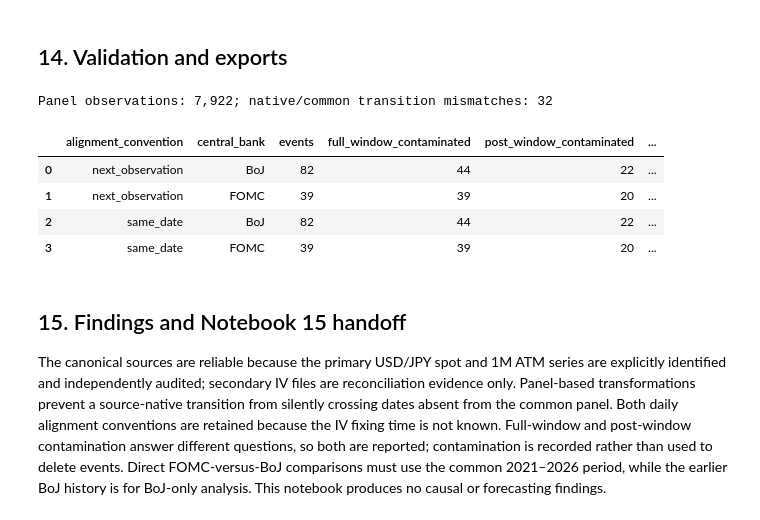
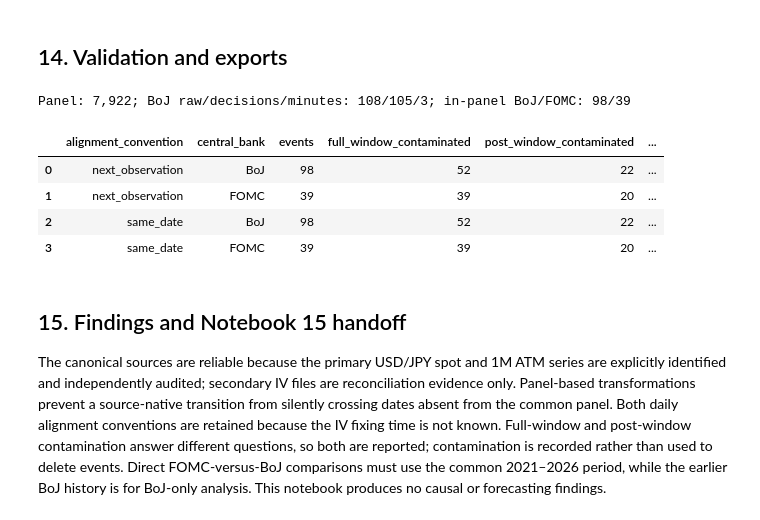
Before and after one commit to JivN24/HSBC-AN-RN, a Jupyter notebook: CODEWORK/Linus' Task Re-Do/14_real_data_audit_and_event_alignment.ipynb, the cells around one changed output. Saved outputs shown, nothing was run; the diff lists cells and outputs as text; code cells hidden in the pictures.

Commit message:
Progress so far till 15 - Empirical Event study

```diff
--- a/CODEWORK/Linus' Task Re-Do/14_real_data_audit_and_event_alignment.ipynb
+++ b/CODEWORK/Linus' Task Re-Do/14_real_data_audit_and_event_alignment.ipynb
@@ -169,7 +189,8 @@ anomaly.to_csv(OUT / 'option_source_anomalies.csv', index=False)
 
 Only the upper-bound FOMC decision is retained.
 # %%
-fomc_sheet = pd.ExcelFile(P['fomc']).sheet_names[0]
+with pd.ExcelFile(P['fomc']) as workbook:
+    fomc_sheet = workbook.sheet_names[0]
 fomc_raw = pd.read_excel(P['fomc'], sheet_name=fomc_sheet).reset_index(names='original_row_number')
 fomc = fomc_raw.loc[fomc_raw['Event'].eq('FOMC Rate Decision (Upper Bound)')].copy()
 fomc['original_row_number'] += 2
@@ -224,7 +290,7 @@ events.to_csv(OUT / 'central_bank_decisions_clean.csv', index=False)
 
 Native transformations remain explicitly labelled. The unqualified transformations are recalculated after the spot–IV merge, with no filling or interpolation.
 # %%
-panel = spot[['date', 'spot_bid', 'spot_ask', 'spot_last', 'spot_mid', 'previous_native_spot_date', 'spot_log_return_native']].merge(
+panel = spot[['date', 'spot_bid', 'spot_ask', 'spot_last', 'spot_mid', 'spot_crossed_quote_flag', 'spot_nonpositive_flag', 'spot_missing_flag', 'previous_native_spot_date', 'spot_log_return_native']].merge(
     a1[['date', 'atm_1m_iv', 'previous_native_iv_date', 'atm_1m_div_native', 'atm_1m_dlogiv_native']],
     on='date',
     how='inner',
@@ -244,7 +310,14 @@ panel['native_common_transition_mismatch_flag'] = (
 native_common_transition_mismatches = int(panel['native_common_transition_mismatch_flag'].sum())
 panel.to_csv(OUT / 'usdjpy_daily_spot_1m_atm_panel.csv', index=False)
 
+crossed_spot_dates = set(spot.loc[spot['spot_crossed_quote_flag'], 'date'])
+crossed_panel_dates = set(panel.loc[panel['spot_crossed_quote_flag'], 'date'])
 assert len(panel) == 7922
+assert crossed_spot_dates.issubset(crossed_panel_dates)
+assert len(crossed_panel_dates) == 12
+assert int(panel['spot_crossed_quote_flag'].sum()) == 12
+assert int(panel['spot_nonpositive_flag'].sum()) == int(spot['spot_nonpositive_flag'].sum())
+assert int(panel['spot_missing_flag'].sum()) == int(spot['spot_missing_flag'].sum())
 assert panel['date'].min() == pd.Timestamp('1995-12-04')
 assert panel['date'].max() == pd.Timestamp('2026-06-10')
 # %% [markdown]
@@ -431,7 +598,10 @@ for window in [windows_same, windows_next]:
 
 assert set(coverage_same['event_id']) == set(coverage_next['event_id'])
 assert int(spot['spot_crossed_quote_flag'].sum()) == 12
-assert int(reconciliation.loc[reconciliation['comparison'].eq('conflicting_5year'), 'conflicting_date_count'].iloc[0]) == 1
+assert short_1m_conflicts == 0
+assert shorter_1m_exact_matches == 1305
+assert five_year_conflicts == 1
+assert total_secondary_atm_conflicts == 1
 assert bf_1w_ticker == 'USDJPY25R1W BGN Curncy'
 
 clean_summary = coverage.groupby(['alignment_convention', 'central_bank'], as_index=False).agg(
@@ -441,6 +611,12 @@ clean_summary = coverage.groupby(['alignment_convention', 'central_bank'], as_in
     strict_full_window_clean=('strict_clean_full_window_flag', 'sum'),
     post_window_clean=('clean_post_window_flag', 'sum'),
 )
+clean_counts = clean_summary.set_index(['alignment_convention', 'central_bank'])
+for convention in ['same_date', 'next_observation']:
+    assert clean_counts.loc[(convention, 'BoJ'), 'strict_full_window_clean'] == 46
+    assert clean_counts.loc[(convention, 'BoJ'), 'post_window_clean'] == 76
+    assert clean_counts.loc[(convention, 'FOMC'), 'strict_full_window_clean'] == 0
+    assert clean_counts.loc[(convention, 'FOMC'), 'post_window_clean'] == 19
 
 rec = pd.DataFrame([{
     'canonical_spot_source': P['spot'].name,
@@ -456,13 +632,26 @@ rec = pd.DataFrame([{
     'event_calendar_period': f"{inside_events['local_event_date'].min().date()} to {inside_events['local_event_date'].max().date()}",
     'usable_event_period': 'BoJ: 2015 onward; FOMC: 2021 onward',
     'common_bank_comparison_period': f'{common_start.date()} to {common_end.date()}',
-    'fomc_inside_panel': len(fomc_inside),
-    'boj_inside_panel': len(boj_inside),
+    'boj_raw_rows': len(boj_raw),
+    'boj_raw_decision_rows': len(boj_decision_raw),
+    'boj_minutes_rows_excluded': len(boj_nondecision_raw),
+    'boj_unique_cleaned_decisions': boj_clean['event_id'].nunique(),
+    'boj_duplicate_decision_dates': duplicate_decision_date_count,
+    'fomc_inside_panel': fomc_inside['event_id'].nunique(),
+    'boj_inside_panel': boj_inside['event_id'].nunique(),
+    'inside_panel_decisions_total': inside_events['event_id'].nunique(),
+    'event_window_rows_same_date': len(windows_same),
+    'event_window_rows_next_observation': len(windows_next),
     'common_period_fomc': common_counts['FOMC'],
     'common_period_boj': common_counts['BoJ'],
     'native_common_transition_mismatches': native_common_transition_mismatches,
     'crossed_quote_count': int(spot['spot_crossed_quote_flag'].sum()),
-    'secondary_atm_conflict_count': int(reconciliation['conflicting_date_count'].sum()),
+    'shorter_1m_common_dates': short_1m_reconciliation['common_dates'],
+    'shorter_1m_exact_matches': shorter_1m_exact_matches,
+    'shorter_1m_conflict_count': short_1m_conflicts,
+    'five_year_atm_conflict_count': five_year_conflicts,
+    'five_year_atm_conflicting_dates': five_year_reconciliation['conflicting_dates'],
+    'secondary_atm_conflict_count': total_secondary_atm_conflicts,
     'bf_1w_anomaly': bf_1w_ticker,
     'event_contamination_summary': json.dumps(clean_summary.to_dict(orient='records')),
     'unresolved_issue': 'Daily Bloomberg IV fixing time unknown; retain both daily alignment conventions for Notebook 15.',
@@ -485,39 +674,54 @@ for path in sorted(DATA.iterdir()):
 inventory = pd.DataFrame(inventory_rows)
 inventory.to_csv(OUT / 'raw_file_inventory.csv', index=False)
 
 required = {
     'raw_file_inventory.csv', 'usdjpy_spot_quality_audit.csv', 'usdjpy_atm_tidy.csv',
     'atm_source_reconciliation.csv', 'usdjpy_25d_rr_tidy.csv', 'usdjpy_25d_bf_tidy.csv',
-    'option_source_anomalies.csv', 'fomc_decisions_clean.csv', 'boj_decisions_clean.csv',
+    'option_source_anomalies.csv', 'fomc_decisions_clean.csv', 'boj_decisions_clean.csv', 'boj_event_type_audit.csv',
     'boj_duplicate_resolution.csv', 'central_bank_decisions_clean.csv', 'usdjpy_daily_spot_1m_atm_panel.csv',
     'event_alignment_same_date.csv', 'event_alignment_next_observation.csv', 'event_windows_same_date.csv',
     'event_windows_next_observation.csv', 'event_window_coverage.csv', 'canonical_source_recommendation.csv', 'manifest.json',
 }
 manifest = {
     'notebook_name': '14_real_data_audit_and_event_alignment.ipynb',
     'execution_timestamp_utc': datetime.now(timezone.utc).isoformat(),
     'source_files_read': [path.name for path in P.values()],
     'source_files_excluded': excluded,
     'canonical_choices': rec.iloc[0].to_dict(),
     'event_window_counts': clean_summary.to_dict(orient='records'),
+    'boj_event_type_audit': boj_event_type_audit.to_dict(orient='records'),
+    'boj_raw_rows': len(boj_raw),
+    'boj_raw_decision_rows': len(boj_decision_raw),
+    'boj_minutes_rows_excluded': len(boj_nondecision_raw),
+    'boj_unique_cleaned_decisions': boj_clean['event_id'].nunique(),
+    'boj_duplicate_decision_dates': duplicate_decision_date_count,
+    'inside_panel_decisions_total': inside_events['event_id'].nunique(),
+    'secondary_atm_reconciliation': reconciliation.to_dict(orient='records'),
+    'total_secondary_atm_conflicts': total_secondary_atm_conflicts,
     'common_period_counts': common_counts,
     'native_common_transition_mismatches': native_common_transition_mismatches,
     'output_files': sorted(required),
     'raw_files_changed': False,
     'causal_analysis_or_forecasting_run': False,
     'unresolved_questions': [rec.iloc[0]['unresolved_issue']],
 }
 (OUT / 'manifest.json').write_text(json.dumps(manifest, default=str, indent=2), encoding='utf-8')
 assert required.issubset({path.name for path in OUT.iterdir()})
 
-print(f'Panel observations: {len(panel):,}; native/common transition mismatches: {native_common_transition_mismatches}')
+in_panel_boj_count = boj_inside['event_id'].nunique()
+in_panel_fomc_count = fomc_inside['event_id'].nunique()
+print(
+    f'Panel: {len(panel):,}; BoJ raw/decisions/minutes: '
+    f'{len(boj_raw)}/{len(boj_decision_raw)}/{len(boj_nondecision_raw)}; '
+    f'in-panel BoJ/FOMC: {in_panel_boj_count}/{in_panel_fomc_count}'
+)
 display(clean_summary)
 # %% [output]
-Panel observations: 7,922; native/common transition mismatches: 32
+Panel: 7,922; BoJ raw/decisions/minutes: 108/105/3; in-panel BoJ/FOMC: 98/39
 |  | alignment_convention | central_bank | events | full_window_contaminated | post_window_contaminated | ... |
-| 0 | next_observation | BoJ | 82 | 44 | 22 | ... |
+| 0 | next_observation | BoJ | 98 | 52 | 22 | ... |
 | 1 | next_observation | FOMC | 39 | 39 | 20 | ... |
-| 2 | same_date | BoJ | 82 | 44 | 22 | ... |
+| 2 | same_date | BoJ | 98 | 52 | 22 | ... |
 | 3 | same_date | FOMC | 39 | 39 | 20 | ... |
 # %% [markdown]
 ## 15. Findings and Notebook 15 handoff
```
Also changed, not shown: parts of 8 cells of this notebook, 36 other files.
